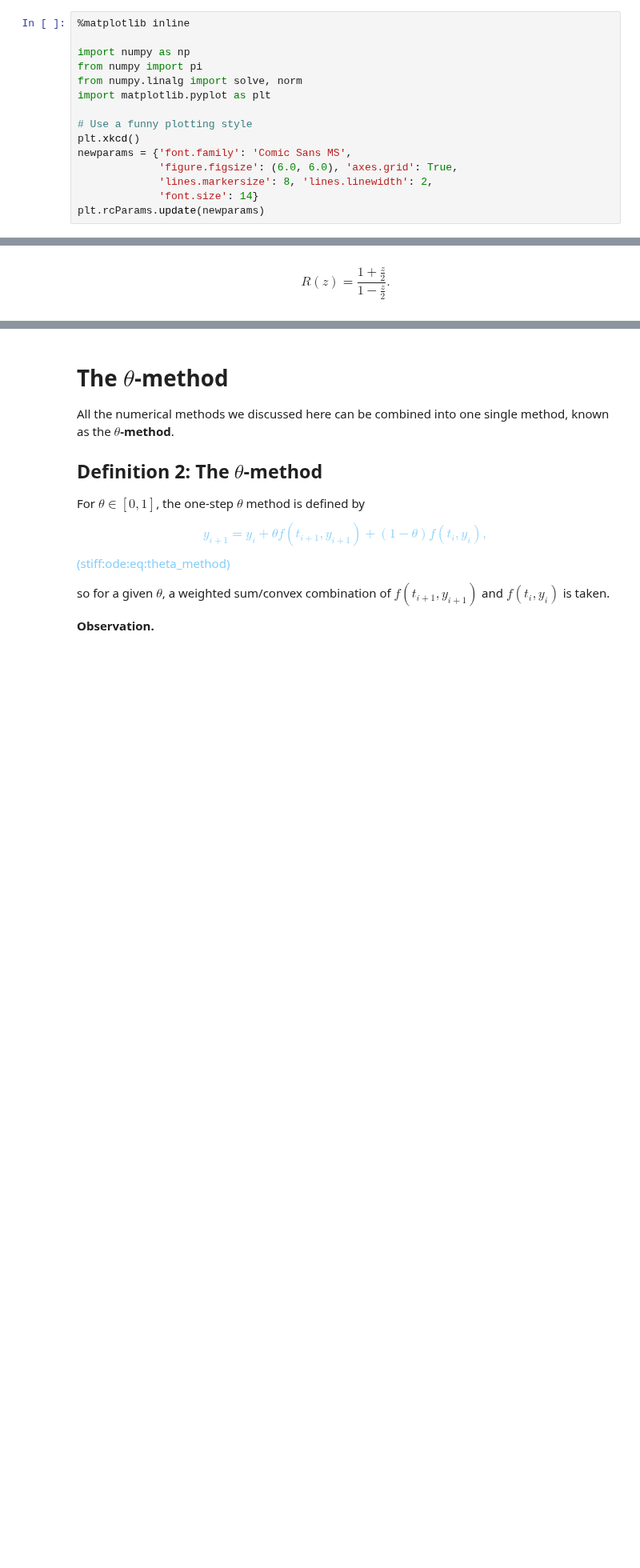
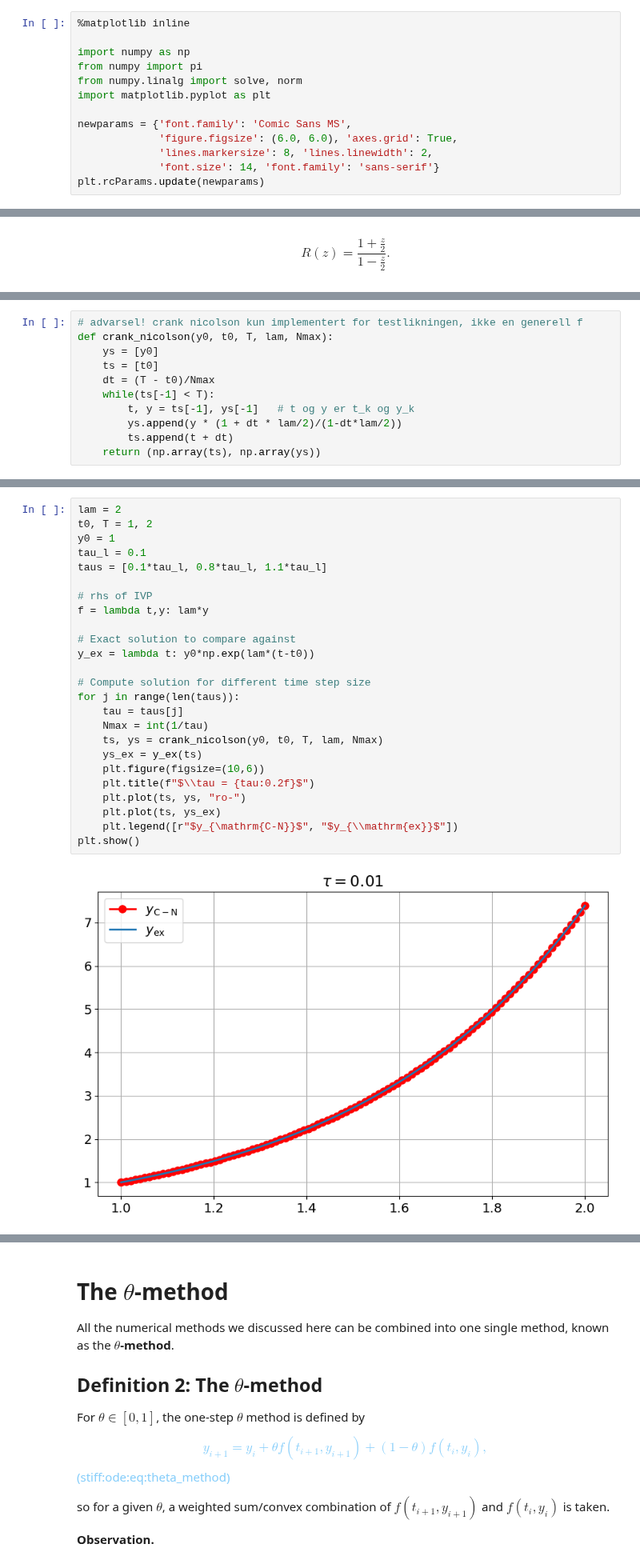
Before and after one commit to solniva/TMA4320_ScientificComputationNotes, a Jupyter notebook: chapter_ode/NuMeStiffODE.ipynb, the cells around one changed output, grey strips where cells are left out. Shown at 80% size. Drawn from its saved outputs; the diff is of its cells as text; blank space fills up the shorter version.

```diff
--- a/chapter_ode/NuMeStiffODE.ipynb
+++ b/chapter_ode/NuMeStiffODE.ipynb
@@ -10,12 +10,10 @@ from numpy import pi
 from numpy.linalg import solve, norm
 import matplotlib.pyplot as plt
 
-# Use a funny plotting style
-plt.xkcd()
 newparams = {'font.family': 'Comic Sans MS',
              'figure.figsize': (6.0, 6.0), 'axes.grid': True,
              'lines.markersize': 8, 'lines.linewidth': 2,
-             'font.size': 14}
+             'font.size': 14, 'font.family': 'sans-serif'}
 plt.rcParams.update(newparams)
 # %% [markdown]
 ### Explicit Euler method and a stiff problem
@@ -688,0 +641,11 @@ with Crank-Nicolson.
+# %%
+# advarsel! crank nicolson kun implementert for testlikningen, ikke en generell f
+def crank_nicolson(y0, t0, T, lam, Nmax):
+    ys = [y0]
+    ts = [t0]
+    dt = (T - t0)/Nmax
+    while(ts[-1] < T):
+        t, y = ts[-1], ys[-1]   # t og y er t_k og y_k
+        ys.append(y * (1 + dt * lam/2)/(1-dt*lam/2))
+        ts.append(t + dt)
+    return (np.array(ts), np.array(ys))
@@ -688,0 +660,27 @@ with Crank-Nicolson.
+# %%
+lam = 2
+t0, T = 1, 2
+y0 = 1
+tau_l = 0.1
+taus = [0.1*tau_l, 0.8*tau_l, 1.1*tau_l]
+
+# rhs of IVP
+f = lambda t,y: lam*y
+
+# Exact solution to compare against
+y_ex = lambda t: y0*np.exp(lam*(t-t0))
+
+# Compute solution for different time step size
+for j in range(len(taus)):
+    tau = taus[j]
+    Nmax = int(1/tau)
+    ts, ys = crank_nicolson(y0, t0, T, lam, Nmax)
+    ys_ex = y_ex(ts)
+    plt.figure(figsize=(10,6))
+    plt.title(f"$\\tau = {tau:0.2f}$")
+    plt.plot(ts, ys, "ro-")
+    plt.plot(ts, ys_ex)
+    plt.legend([r"$y_{\mathrm{C-N}}$", "$y_{\\mathrm{ex}}$"])
+plt.show()
+# %% [output]
+[figure, added]
```
Also changed, not shown: parts of 30 cells of this notebook.
